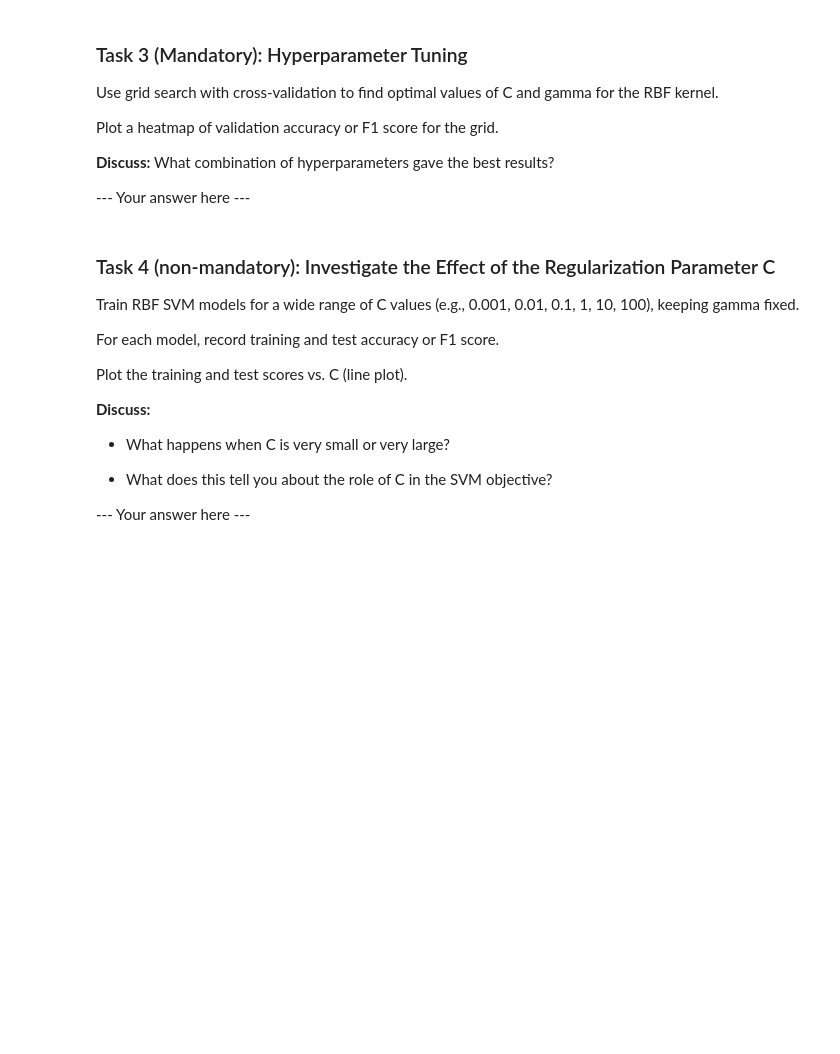
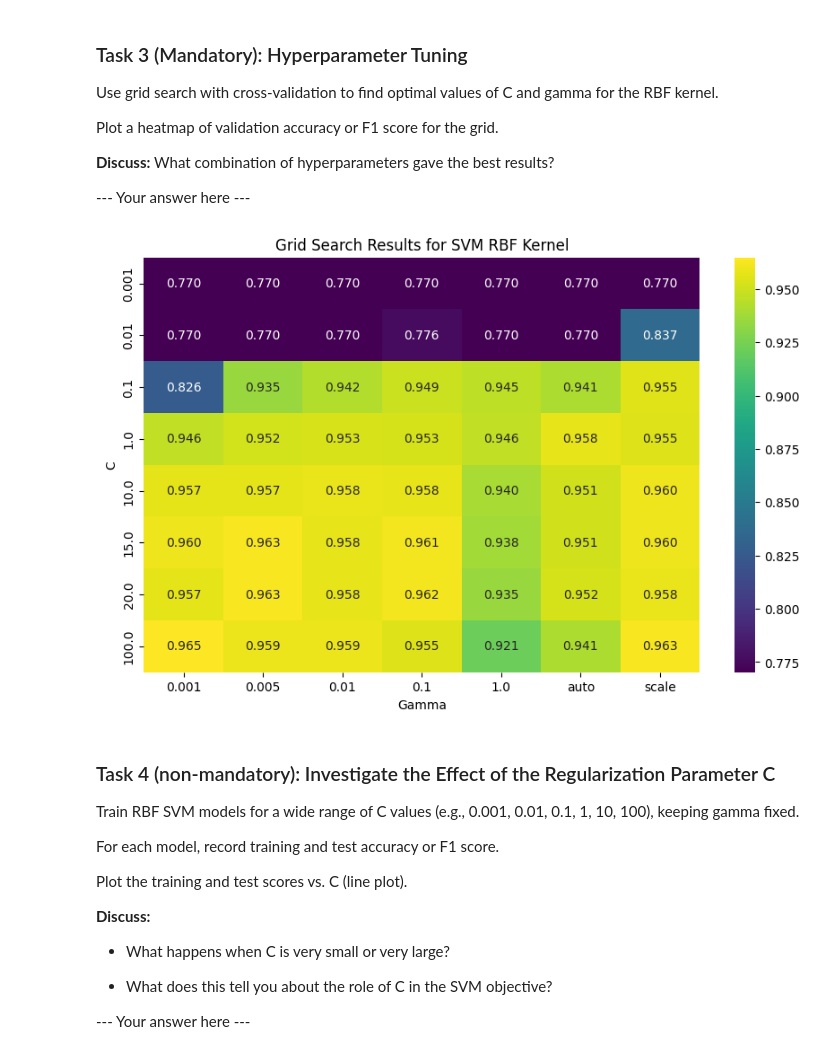
Before and after one commit to animittt/machine-learning-assignments, a Jupyter notebook: Assignment3-2025/am225pt_A3.ipynb, the cells around one changed output. Saved outputs shown, nothing was run; the diff lists cells and outputs as text; code cells hidden in the pictures; blank space fills up the shorter version.

```diff
--- a/Assignment3-2025/am225pt_A3.ipynb
+++ b/Assignment3-2025/am225pt_A3.ipynb
@@ -396,3 +463,25 @@ Plot a heatmap of validation accuracy or F1 score for the grid.
+# %%
+#-Use grid search with cross-validation to find optimal values of C and gamma for the RBF kernel.
+
+# Plot a heatmap of validation accuracy or F1 score for the grid.
+
+from sklearn.model_selection import GridSearchCV
+param_grid_svm = {
+    'C': [0.001, 0.01, 0.1, 1.0, 10.0, 15.0, 20.0, 100.0],
+    'gamma': ['scale', 'auto', 0.001, 0.005, 0.01, 0.1, 1.0]
+}
+grid_search_svm = GridSearchCV(SVC(kernel='rbf'), param_grid_svm, scoring='f1', cv=5, n_jobs=-1)
+grid_search_svm.fit(X_cancer_train, y_cancer_train)
+results = pd.DataFrame(grid_search_svm.cv_results_)
+heatmap_data = results.pivot_table(index='param_C', columns='param_gamma', values='mean_test_score')
+plt.figure(figsize=(10, 6))
+sns.heatmap(heatmap_data, annot=True, cmap='viridis', fmt='.3f')
+plt.title('Grid Search Results for SVM RBF Kernel')
+plt.xlabel('Gamma')
+plt.ylabel('C')
+plt.show()
+# %% [output]
+[figure, added]
 # %% [markdown]
 ### Task 4 (non-mandatory): Investigate the Effect of the Regularization Parameter C
 
```
Also changed, not shown: parts of 10 cells of this notebook.
